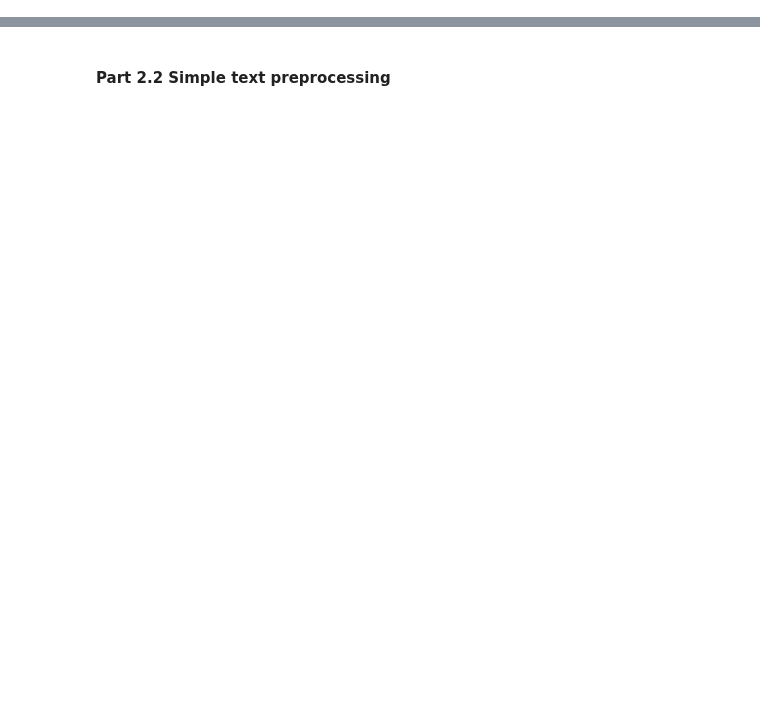
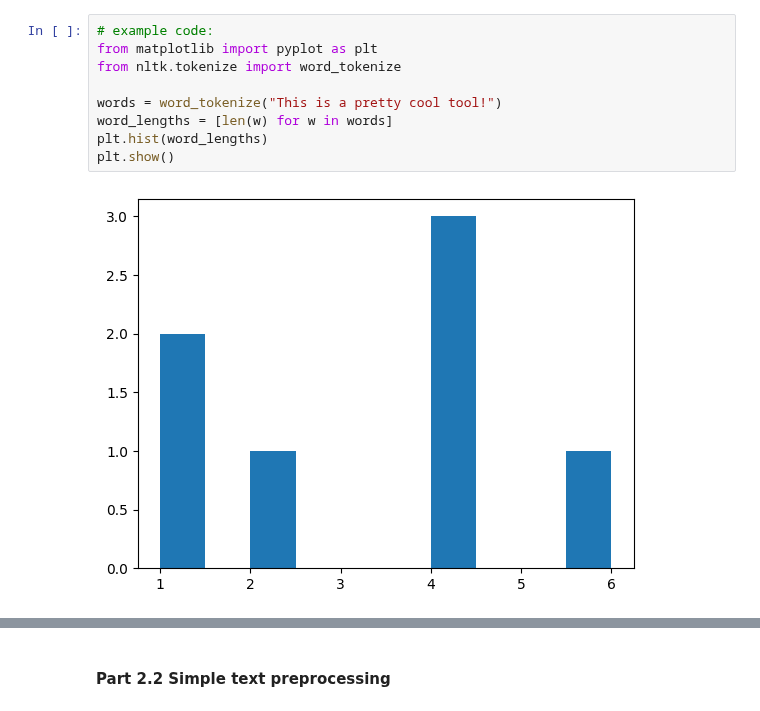
Before and after one commit to GuoweiYang19891101/datacamp_machine_learning_scientist_python, a Jupyter notebook: 12_introduction_to_NLP.ipynb, the cells around one changed output, grey strips where cells are left out. Drawn from its saved outputs; the diff is of its cells as text; blank space fills up the shorter version.

```diff
--- a/12_introduction_to_NLP.ipynb
+++ b/12_introduction_to_NLP.ipynb
@@ -255,0 +248,11 @@ plt.show()
+# %%
+# example code:
+from matplotlib import pyplot as plt
+from nltk.tokenize import word_tokenize
+
+words = word_tokenize("This is a pretty cool tool!")
+word_lengths = [len(w) for w in words]
+plt.hist(word_lengths)
+plt.show()
+# %% [output]
+[figure, added]
```
Also changed, not shown: parts of 14 cells of this notebook.
